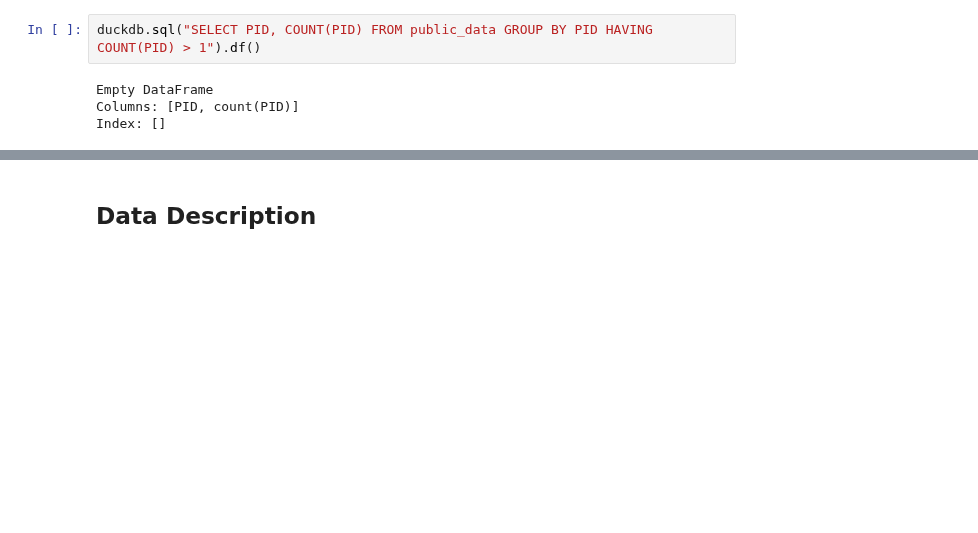
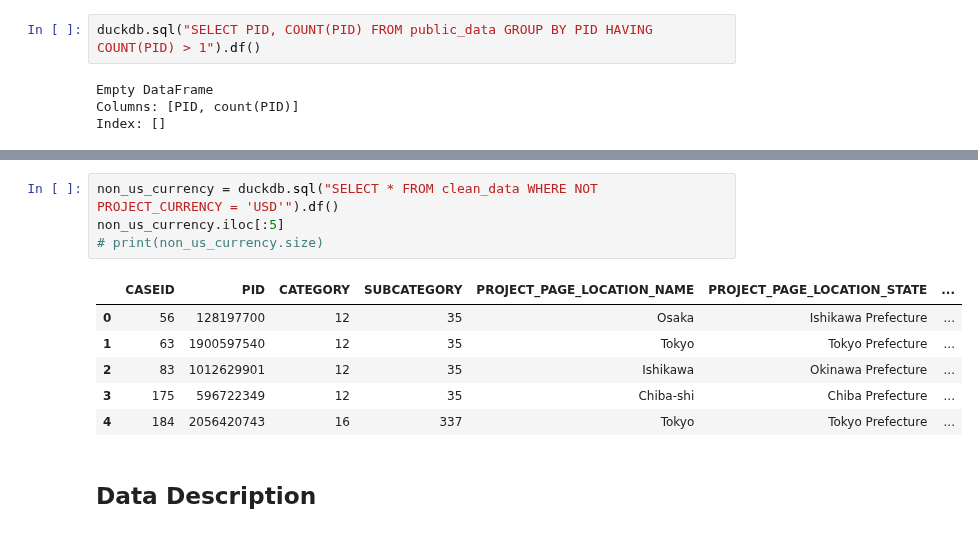
Before and after one commit to catherine-fang-git/kickstarter_project_success_info2950, a Jupyter notebook: INFO2950_Phase2.ipynb, the cells around one changed output, grey strips where cells are left out. Cells and saved outputs as stored; diff of their text form; blank space fills up the shorter version.

```diff
--- a/INFO2950_Phase2.ipynb
+++ b/INFO2950_Phase2.ipynb
@@ -65,3 +94,14 @@ clean_data.head()
+# %%
+non_us_currency = duckdb.sql("SELECT * FROM clean_data WHERE NOT PROJECT_CURRENCY = 'USD'").df()
+non_us_currency.iloc[:5]
+# print(non_us_currency.size)
+# %% [output]
+|  | CASEID | PID | CATEGORY | SUBCATEGORY | PROJECT_PAGE_LOCATION_NAME | PROJECT_PAGE_LOCATION_STATE | ... |
+| 0 | 56 | 128197700 | 12 | 35 | Osaka | Ishikawa Prefecture | ... |
+| 1 | 63 | 1900597540 | 12 | 35 | Tokyo | Tokyo Prefecture | ... |
+| 2 | 83 | 1012629901 | 12 | 35 | Ishikawa | Okinawa Prefecture | ... |
+| 3 | 175 | 596722349 | 12 | 35 | Chiba-shi | Chiba Prefecture | ... |
+| 4 | 184 | 2056420743 | 16 | 337 | Tokyo | Tokyo Prefecture | ... |
 # %% [markdown]
 ## Data Description
 # %% [markdown]
```
Also changed, not shown: parts of 8 cells of this notebook.
